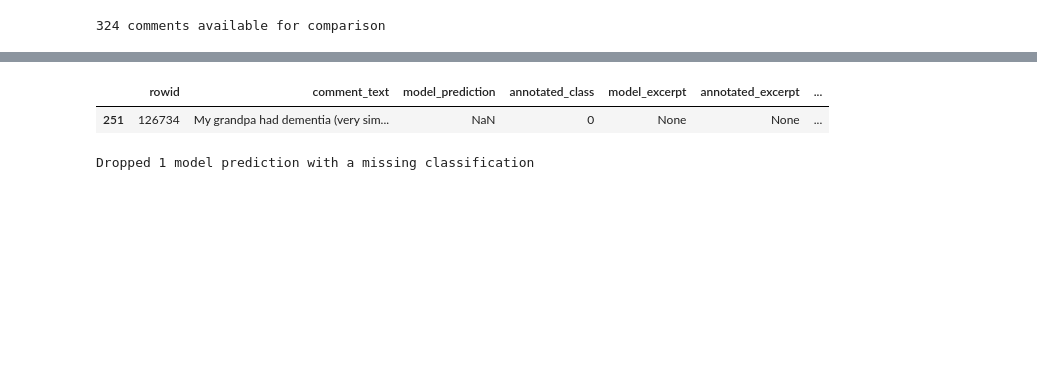
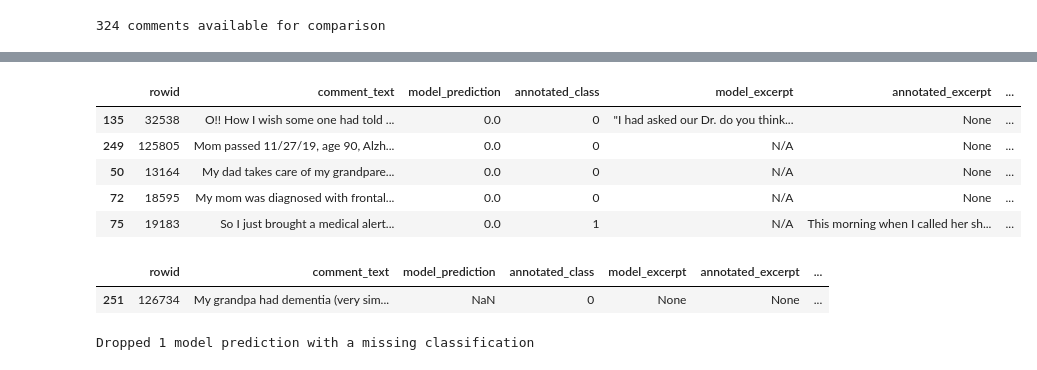
Before and after one commit to dr00b/testing_llm_in_delusion_recognition, a Jupyter notebook: notebooks/compute_results.ipynb, the cells around one changed output, grey strips where cells are left out. Cells and saved outputs as stored; diff of their text form; code cells hidden in the pictures; blank space fills up the shorter version.

```diff
--- a/notebooks/compute_results.ipynb
+++ b/notebooks/compute_results.ipynb
@@ -7,3 +7,4 @@ import matplotlib.pyplot as plt
 import seaborn as sns
 import difflib
 load_dotenv()
+pd.set_option('display.max_colwidth', 0)
@@ -22,14 +21,15 @@ SELECT
     an.possible_delusion AS annotated_class,
     cl.excerpt AS model_excerpt,
     an.excerpt AS annotated_excerpt,
-    cl.prompt_tokens
+    cl.prompt_tokens,
+    co.has_delu_keyword
 FROM classifications cl
 INNER JOIN comments co ON cl.input_text_id = co.ROWID
 AND cl.prompt_version = 5
 INNER JOIN annotated an ON co.ROWID = an.comment_rowid
 WHERE an.batch = 2 -- the test set
 """
-confused_df = pd.read_sql(qry, con=sqlite3.connect(os.path.join('..', 'data', os.getenv('SQLITE_DB_NAME'))))
-print(confused_df.shape[0], 'comments available for comparison')
+confusion_df = pd.read_sql(qry, con=sqlite3.connect(os.path.join('..', 'data', os.getenv('SQLITE_DB_NAME'))))
+print(confusion_df.shape[0], 'comments available for comparison')
 # %% [output]
 324 comments available for comparison
@@ -50,3 +36,12 @@ confused_df.sample(10)
+# %%
+confusion_df.sample(5)
+# %% [output]
+|  | rowid | comment_text | model_prediction | annotated_class | model_excerpt | annotated_excerpt | ... |
+| 135 | 32538 | O!! How I wish some one had told ... | 0.0 | 0 | "I had asked our Dr. do you think... | None | ... |
+| 249 | 125805 | Mom passed 11/27/19, age 90, Alzh... | 0.0 | 0 | N/A | None | ... |
+| 50 | 13164 | My dad takes care of my grandpare... | 0.0 | 0 | N/A | None | ... |
+| 72 | 18595 | My mom was diagnosed with frontal... | 0.0 | 0 | N/A | None | ... |
+| 75 | 19183 | So I just brought a medical alert... | 0.0 | 1 | N/A | This morning when I called her sh... | ... |
 # %%
 # interesting... the model caused a parsing error in this comment. Appears to be the only issue in a set of 324 comments
 ''''
```
Also changed, not shown: parts of 19 cells of this notebook.
